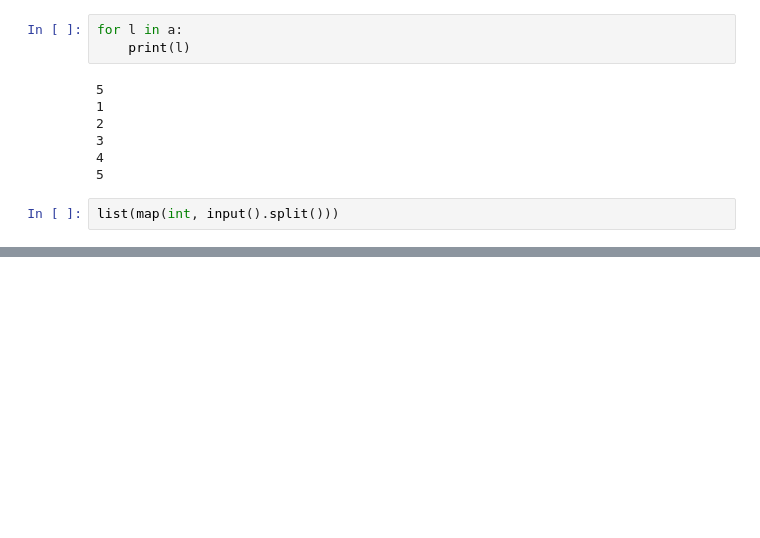
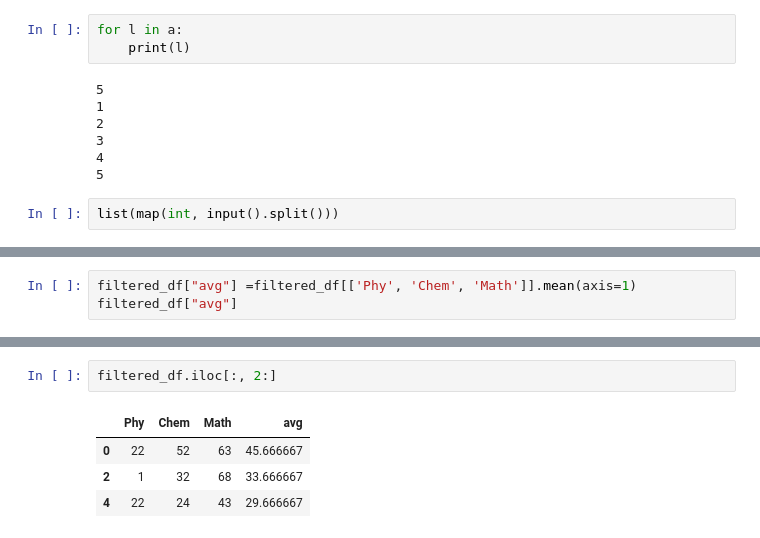
Before and after one commit to suramyapathak/p_sc_1, a Jupyter notebook: pr1hp.ipynb, the cells around one changed output, grey strips where cells are left out. Saved outputs shown, nothing was run; the diff lists cells and outputs as text; blank space fills up the shorter version.

```diff
--- a/pr1hp.ipynb
+++ b/pr1hp.ipynb
@@ -1639,0 +1677,3 @@ list(map(int, input().split()))
+# %%
+filtered_df["avg"] =filtered_df[['Phy', 'Chem', 'Math']].mean(axis=1)
+filtered_df["avg"]
@@ -1639,0 +1690,7 @@ list(map(int, input().split()))
+# %%
+filtered_df.iloc[:, 2:]
+# %% [output]
+|  | Phy | Chem | Math | avg |
+| 0 | 22 | 52 | 63 | 45.666667 |
+| 2 | 1 | 32 | 68 | 33.666667 |
+| 4 | 22 | 24 | 43 | 29.666667 |
```
Also changed, not shown: parts of 7 cells of this notebook.
